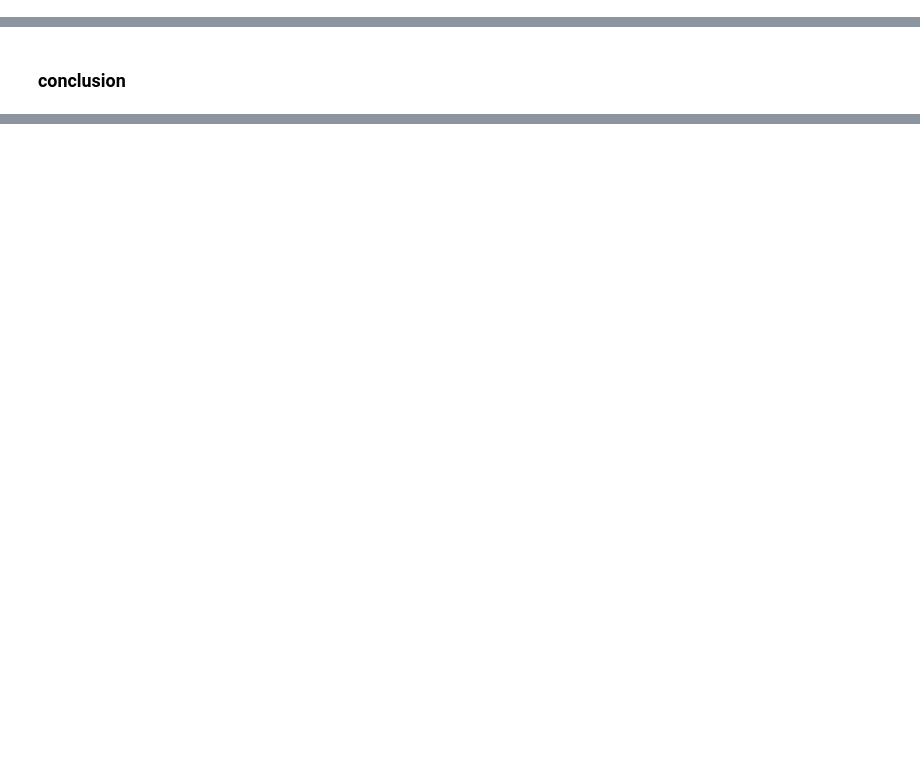
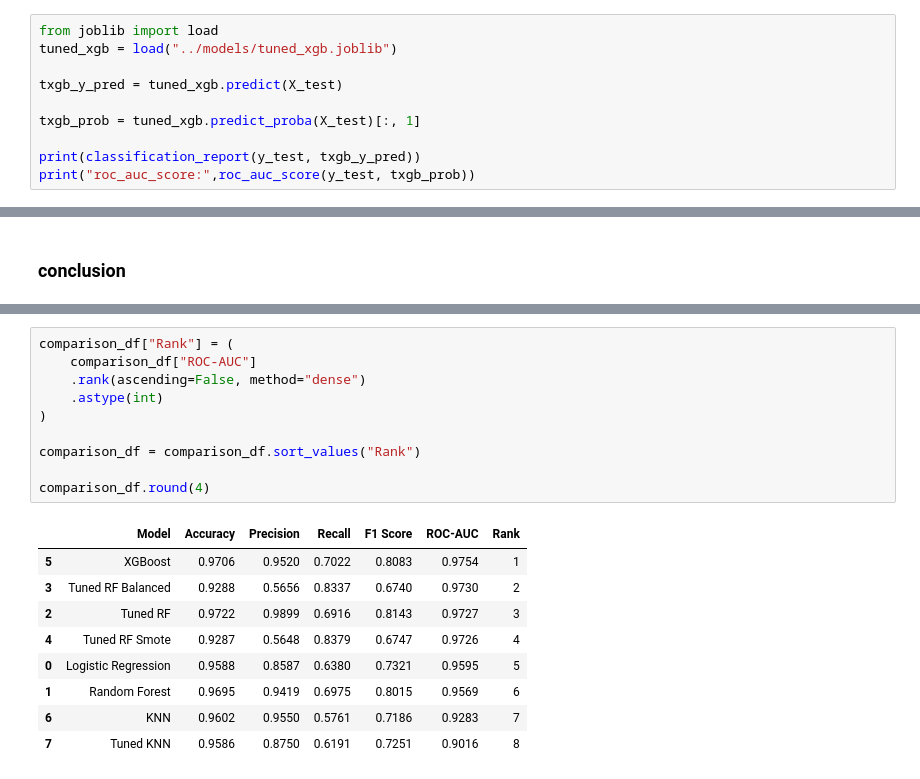
Before and after one commit to mosijituo049/diabetes_prediction, a Jupyter notebook: notebooks/models_evaluation.ipynb, the cells around one changed output, grey strips where cells are left out. Drawn from its saved outputs; the diff is of its cells as text; blank space fills up the shorter version.

```diff
--- a/notebooks/models_evaluation.ipynb
+++ b/notebooks/models_evaluation.ipynb
@@ -226,0 +284,10 @@ roc_auc_score: 0.975440568863081
+# %%
+from joblib import load
+tuned_xgb = load("../models/tuned_xgb.joblib")
+
+txgb_y_pred = tuned_xgb.predict(X_test)
+
+txgb_prob = tuned_xgb.predict_proba(X_test)[:, 1]
+
+print(classification_report(y_test, txgb_y_pred))
+print("roc_auc_score:",roc_auc_score(y_test, txgb_prob))
@@ -338,0 +535,20 @@ plt.show()
+# %%
+comparison_df["Rank"] = (
+    comparison_df["ROC-AUC"]
+    .rank(ascending=False, method="dense")
+    .astype(int)
+)
+
+comparison_df = comparison_df.sort_values("Rank")
+
+comparison_df.round(4)
+# %% [output]
+|  | Model | Accuracy | Precision | Recall | F1 Score | ROC-AUC | Rank |
+| 5 | XGBoost | 0.9706 | 0.9520 | 0.7022 | 0.8083 | 0.9754 | 1 |
+| 3 | Tuned RF Balanced | 0.9288 | 0.5656 | 0.8337 | 0.6740 | 0.9730 | 2 |
+| 2 | Tuned RF | 0.9722 | 0.9899 | 0.6916 | 0.8143 | 0.9727 | 3 |
+| 4 | Tuned RF Smote | 0.9287 | 0.5648 | 0.8379 | 0.6747 | 0.9726 | 4 |
+| 0 | Logistic Regression | 0.9588 | 0.8587 | 0.6380 | 0.7321 | 0.9595 | 5 |
+| 1 | Random Forest | 0.9695 | 0.9419 | 0.6975 | 0.8015 | 0.9569 | 6 |
+| 6 | KNN | 0.9602 | 0.9550 | 0.5761 | 0.7186 | 0.9283 | 7 |
+| 7 | Tuned KNN | 0.9586 | 0.8750 | 0.6191 | 0.7251 | 0.9016 | 8 |
```
Also changed, not shown: parts of 15 cells of this notebook, 3 other files.
